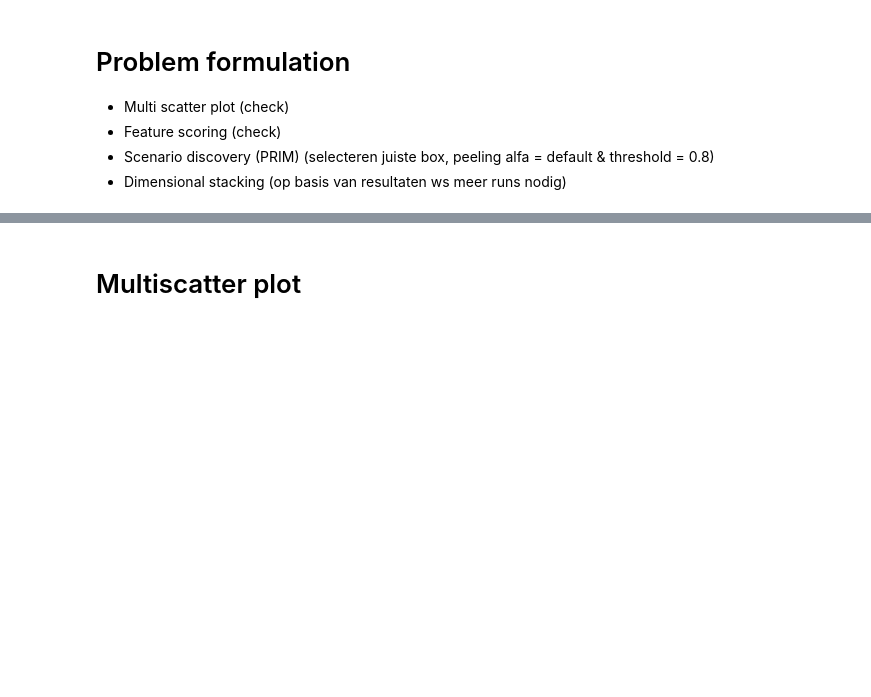
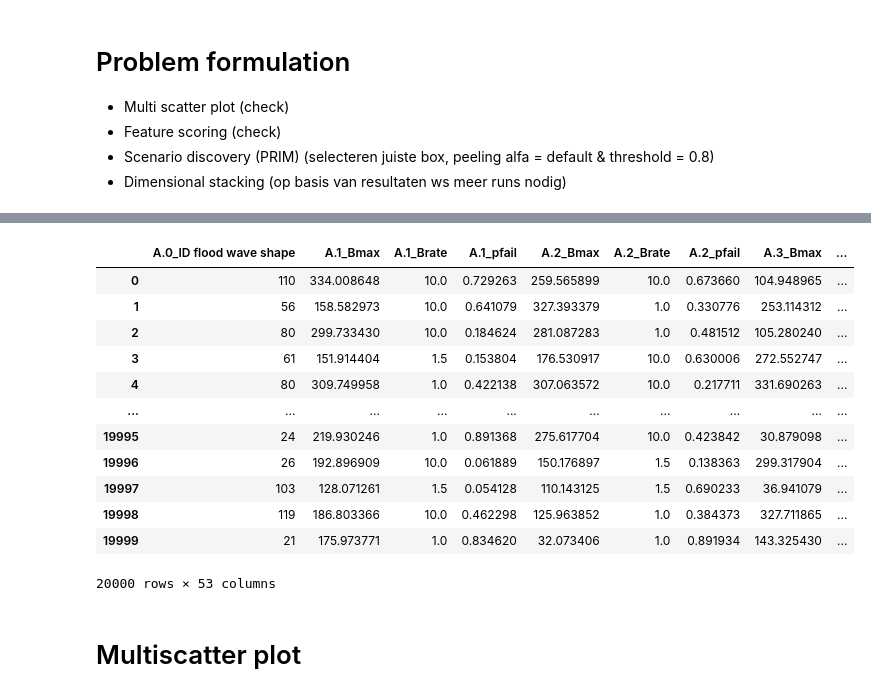
Before and after one commit to BRtudelft/Group1_EPA1361_Model-based_Decision-making, a Jupyter notebook: MORDM_1_problem_formulation.ipynb, the cells around one changed output, grey strips where cells are left out. Saved outputs shown, nothing was run; the diff lists cells and outputs as text; code cells hidden in the pictures; blank space fills up the shorter version.

```diff
--- a/MORDM_1_problem_formulation.ipynb
+++ b/MORDM_1_problem_formulation.ipynb
@@ -60,3 +60,19 @@ outcomes
+# %%
+experiments
+# %% [output]
+|  | A.0_ID flood wave shape | A.1_Bmax | A.1_Brate | A.1_pfail | A.2_Bmax | A.2_Brate | A.2_pfail | A.3_Bmax | ... |
+| 0 | 110 | 334.008648 | 10.0 | 0.729263 | 259.565899 | 10.0 | 0.673660 | 104.948965 | ... |
+| 1 | 56 | 158.582973 | 10.0 | 0.641079 | 327.393379 | 1.0 | 0.330776 | 253.114312 | ... |
+| 2 | 80 | 299.733430 | 10.0 | 0.184624 | 281.087283 | 1.0 | 0.481512 | 105.280240 | ... |
+| 3 | 61 | 151.914404 | 1.5 | 0.153804 | 176.530917 | 10.0 | 0.630006 | 272.552747 | ... |
+| 4 | 80 | 309.749958 | 1.0 | 0.422138 | 307.063572 | 10.0 | 0.217711 | 331.690263 | ... |
+| ... | ... | ... | ... | ... | ... | ... | ... | ... | ... |
+| 19995 | 24 | 219.930246 | 1.0 | 0.891368 | 275.617704 | 10.0 | 0.423842 | 30.879098 | ... |
+| 19996 | 26 | 192.896909 | 10.0 | 0.061889 | 150.176897 | 1.5 | 0.138363 | 299.317904 | ... |
+| 19997 | 103 | 128.071261 | 1.5 | 0.054128 | 110.143125 | 1.5 | 0.690233 | 36.941079 | ... |
+| 19998 | 119 | 186.803366 | 10.0 | 0.462298 | 125.963852 | 1.0 | 0.384373 | 327.711865 | ... |
+| 19999 | 21 | 175.973771 | 1.0 | 0.834620 | 32.073406 | 1.0 | 0.891934 | 143.325430 | ... |
+20000 rows × 53 columns
 # %% [markdown]
 # Multiscatter plot
 # %%
```
Also changed, not shown: parts of 12 cells of this notebook, 3 other files.
